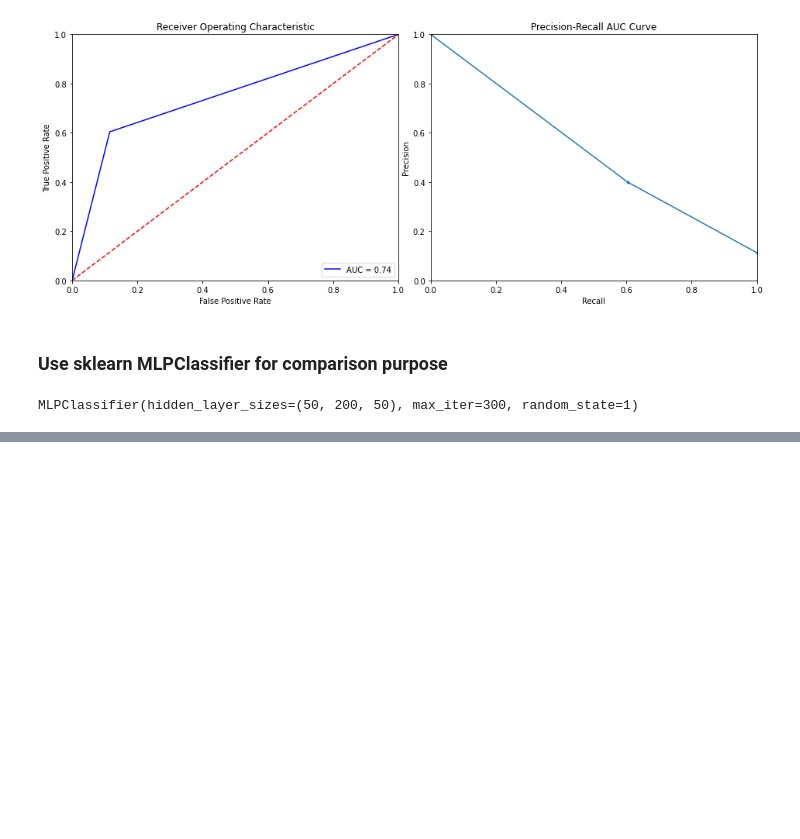
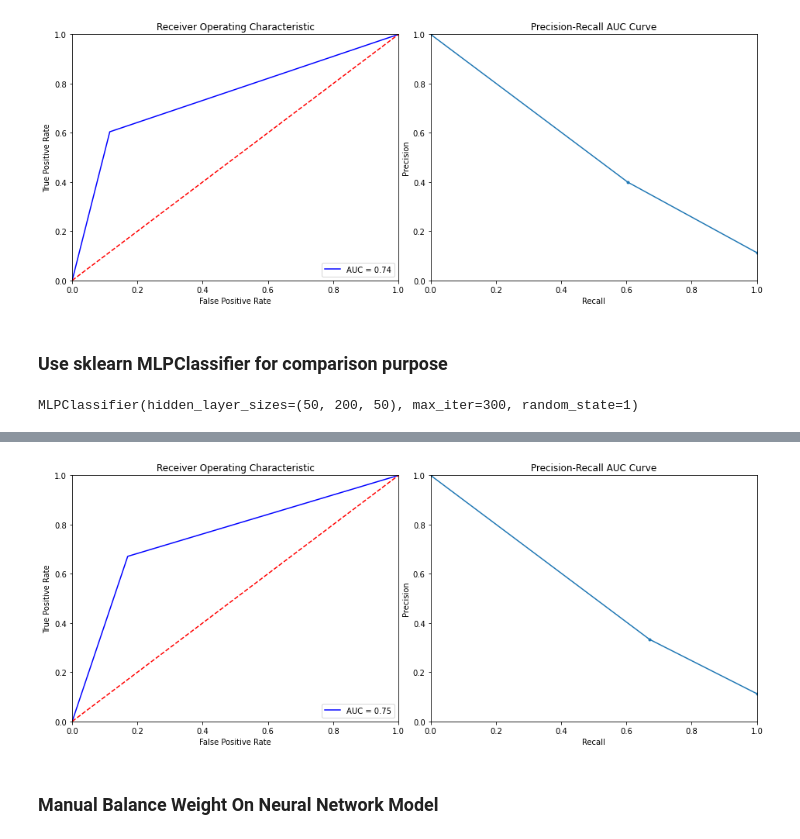
Before and after one commit to ShawnLiu119/Bank-Marketing_Clas-Clus-AppDev, a Jupyter notebook: BankMkting_NN_OrdinalEncoding_0802.ipynb, the cells around one changed output, grey strips where cells are left out. Drawn from its saved outputs; the diff is of its cells as text; code cells hidden in the pictures; blank space fills up the shorter version.

```diff
--- a/BankMkting_NN_OrdinalEncoding_0802.ipynb
+++ b/BankMkting_NN_OrdinalEncoding_0802.ipynb
@@ -459,0 +571,6 @@ plt.show()
+# %%
+plot_curve(y_test, preds_w_50)
+# %% [output]
+[figure, added]
+# %% [markdown]
+### Manual Balance Weight On Neural Network Model
```
Also changed, not shown: parts of 23 cells of this notebook.
